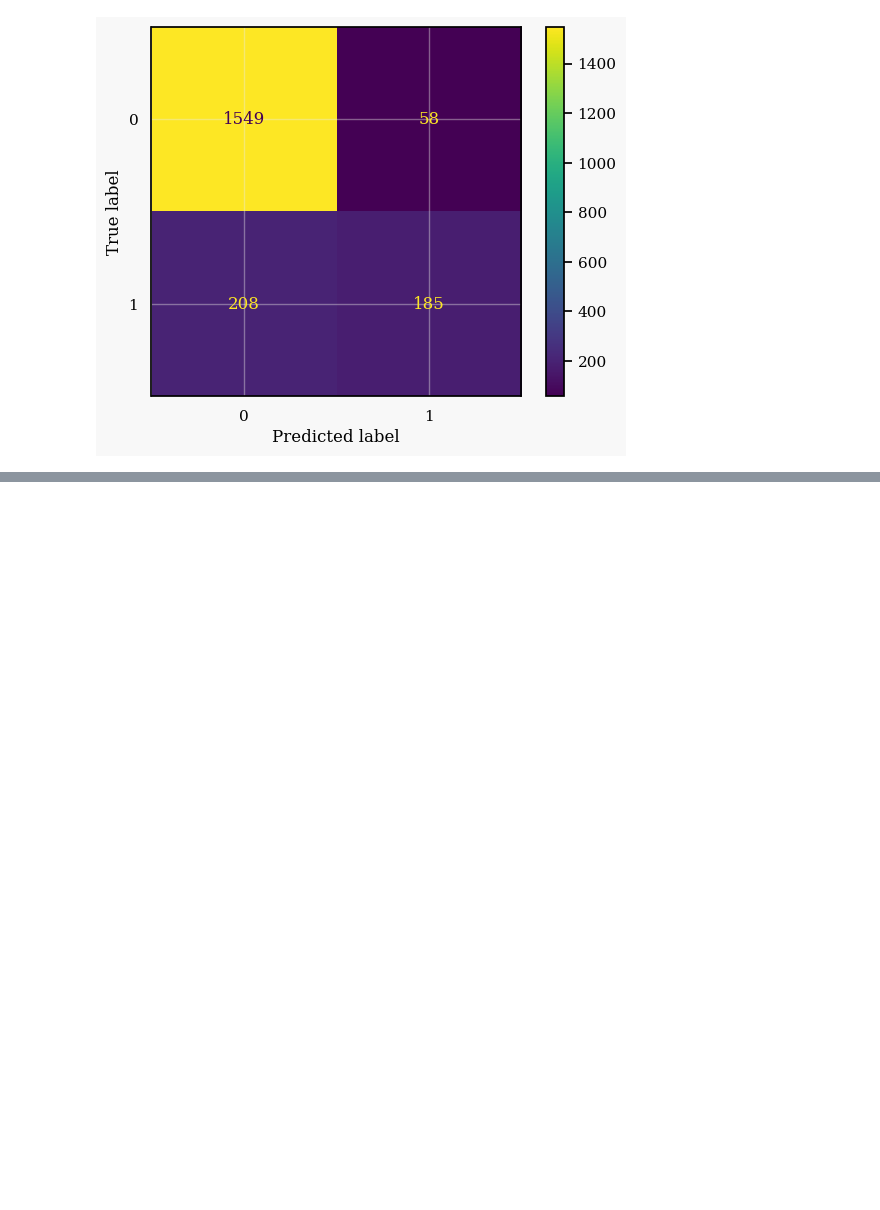
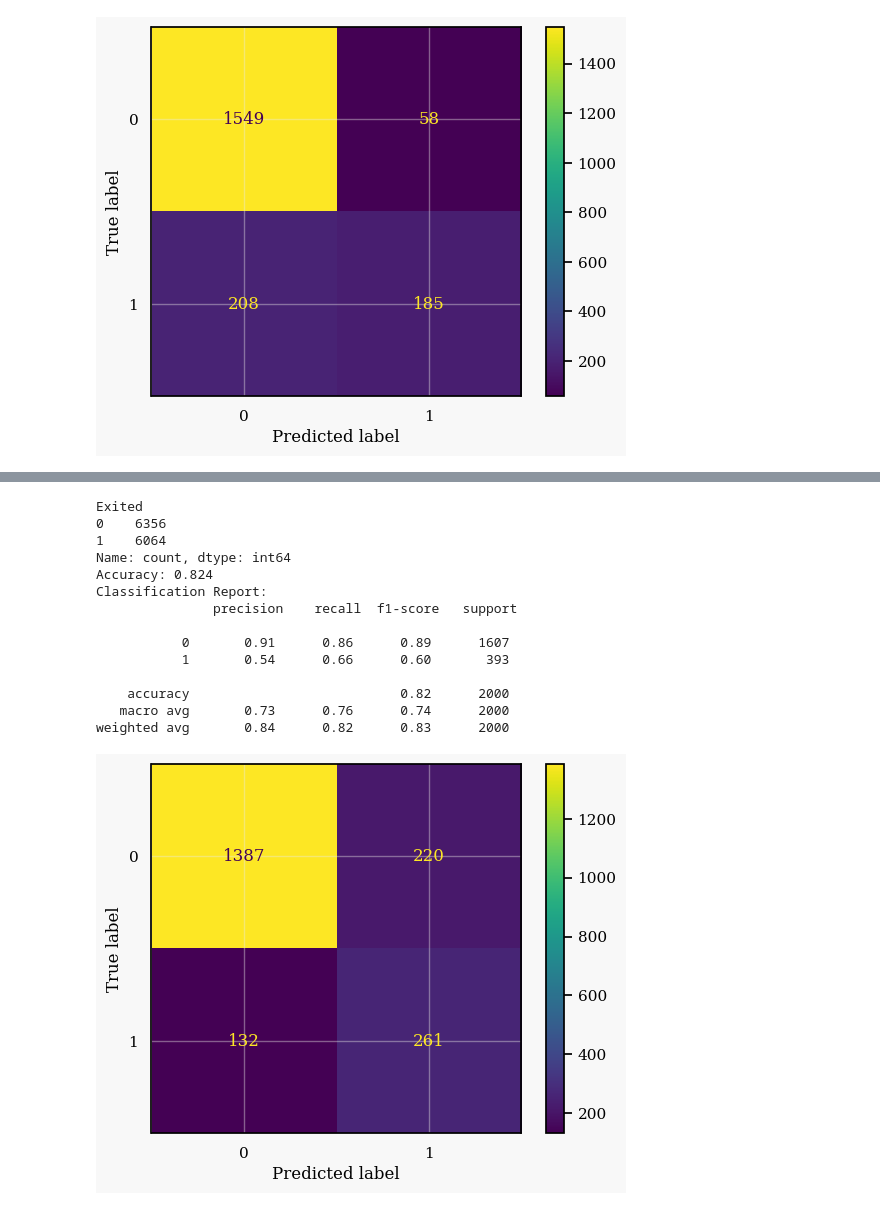
Before and after one commit to gayathriravipati/data-mining, a Jupyter notebook: notebook.ipynb, the cells around one changed output, grey strips where cells are left out. Drawn from its saved outputs; the diff is of its cells as text; code cells hidden in the pictures; blank space fills up the shorter version.

```diff
--- a/notebook.ipynb
+++ b/notebook.ipynb
@@ -314,0 +372,46 @@ Best Parameters: {'max_depth': 30, 'min_samples_leaf': 1, 'min_samples_split': 1
+# %%
+# Use ADASYN for class balancing
+from imblearn.over_sampling import ADASYN
+adasyn = ADASYN(random_state=42)
+X_adasyn, y_adasyn = adasyn.fit_resample(X_train, y_train)
+
+balance_check = y_adasyn.value_counts()
+print(balance_check)
+
+rf_classifier_adasyn = RandomForestClassifier(
+    n_estimators=300,
+    max_depth=30,
+    min_samples_split=10,
+    min_samples_leaf=1,
+    random_state=42
+)
+
+rf_classifier_adasyn.fit(X_adasyn, y_adasyn)
+y_pred = rf_classifier_adasyn.predict(X_test)
+
+accuracy = accuracy_score(y_test, y_pred)
+print(f"Accuracy: {accuracy}")
+print("Classification Report:\n", classification_report(y_test, y_pred))
+
+# Confusion Matrix
+conf_matrix = confusion_matrix(y_test, y_pred)
+
+disp = ConfusionMatrixDisplay(confusion_matrix=conf_matrix, display_labels=rf_classifier.classes_)
+disp.plot()
+plt.show()
+# %% [output]
+Exited
+0    6356
+1    6064
+Name: count, dtype: int64
+Accuracy: 0.824
+Classification Report:
+               precision    recall  f1-score   support
+
+           0       0.91      0.86      0.89      1607
+           1       0.54      0.66      0.60       393
+
+    accuracy                           0.82      2000
+   macro avg       0.73      0.76      0.74      2000
+weighted avg       0.84      0.82      0.83      2000
+[figure, added]
```
Also changed, not shown: parts of 14 cells of this notebook.
